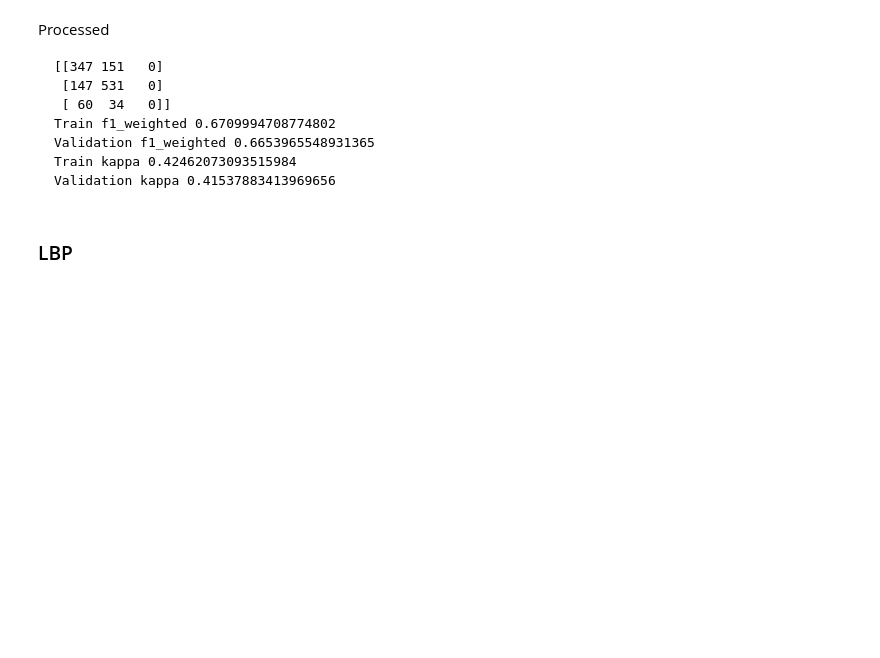
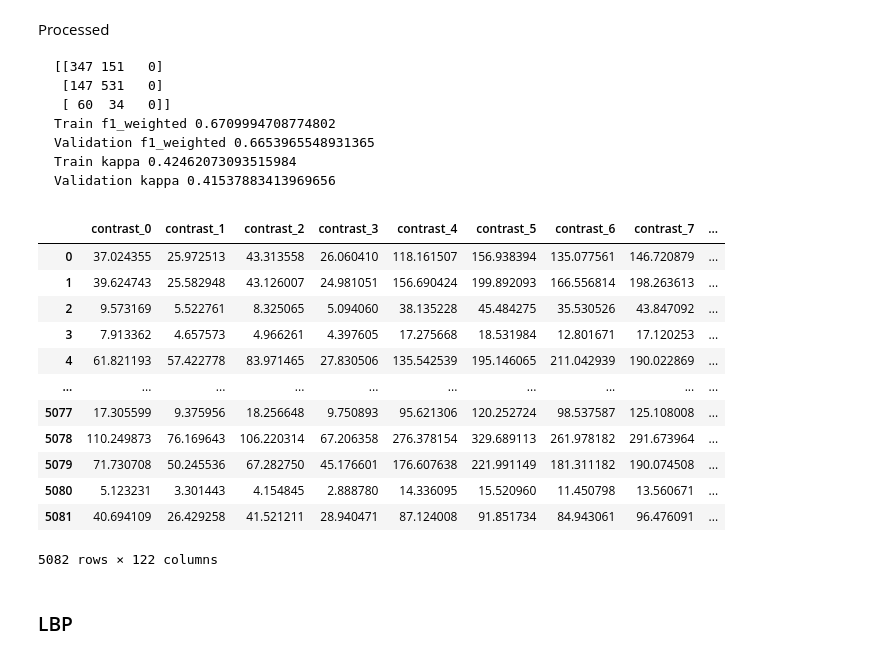
Before and after one commit to manasikattel/skin-lesion-cad, a Jupyter notebook: notebooks/Challenge2_FinalPipeLine.ipynb, the cells around one changed output. Drawn from its saved outputs; the diff is of its cells as text; code cells hidden in the pictures; blank space fills up the shorter version.

````diff
--- a/notebooks/Challenge2_FinalPipeLine.ipynb
+++ b/notebooks/Challenge2_FinalPipeLine.ipynb
@@ -365,6 +419,48 @@ Validation f1_weighted 0.6653965548931365
 Train kappa 0.42462073093515984
 Validation kappa 0.41537883413969656
 ```
+# %%
+txtf_TEST = []
+txtcl_TEST = []
+txtnam_TEST = []
+with Pool(8) as pool:
+    for (des, img_cls, img_name) in tqdm(pool.imap(extract_text,
+                                       test_imgs_TEST), total=len(test_imgs_TEST)):
+        txtf_TEST.append(des)
+        txtcl_TEST.append(img_cls)
+        txtnam_TEST.append(img_name)
+# %%
+# unrevelling the dataframe
+
+
+txtf_exp_TEST = []
+for i in range(len(txtf_TEST)):
+    res = dict()
+    for feat in txtf_TEST[i].keys():
+        for featTESTidx, featTEST in enumerate(txtf_TEST[i][feat][0]):
+            res[f'{feat}_{featTESTidx}'] = featTEST
+    txtf_exp_TEST.append(res)
+
+
+glcm_df_TEST = pd.DataFrame(txtf_exp_TEST)
+glcm_df_TEST['name'] = txtnam_TEST
+glcm_df_TEST['class'] = txtcl_TEST
+
+glcm_df_train
+# %% [output]
+|  | contrast_0 | contrast_1 | contrast_2 | contrast_3 | contrast_4 | contrast_5 | contrast_6 | contrast_7 | ... |
+| 0 | 37.024355 | 25.972513 | 43.313558 | 26.060410 | 118.161507 | 156.938394 | 135.077561 | 146.720879 | ... |
+| 1 | 39.624743 | 25.582948 | 43.126007 | 24.981051 | 156.690424 | 199.892093 | 166.556814 | 198.263613 | ... |
+| 2 | 9.573169 | 5.522761 | 8.325065 | 5.094060 | 38.135228 | 45.484275 | 35.530526 | 43.847092 | ... |
+| 3 | 7.913362 | 4.657573 | 4.966261 | 4.397605 | 17.275668 | 18.531984 | 12.801671 | 17.120253 | ... |
+| 4 | 61.821193 | 57.422778 | 83.971465 | 27.830506 | 135.542539 | 195.146065 | 211.042939 | 190.022869 | ... |
+| ... | ... | ... | ... | ... | ... | ... | ... | ... | ... |
+| 5077 | 17.305599 | 9.375956 | 18.256648 | 9.750893 | 95.621306 | 120.252724 | 98.537587 | 125.108008 | ... |
+| 5078 | 110.249873 | 76.169643 | 106.220314 | 67.206358 | 276.378154 | 329.689113 | 261.978182 | 291.673964 | ... |
+| 5079 | 71.730708 | 50.245536 | 67.282750 | 45.176601 | 176.607638 | 221.991149 | 181.311182 | 190.074508 | ... |
+| 5080 | 5.123231 | 3.301443 | 4.154845 | 2.888780 | 14.336095 | 15.520960 | 11.450798 | 13.560671 | ... |
+| 5081 | 40.694109 | 26.429258 | 41.521211 | 28.940471 | 87.124008 | 91.851734 | 84.943061 | 96.476091 | ... |
+5082 rows × 122 columns
 # %% [markdown]
 ### LBP
 # %%
````
Also changed, not shown: parts of 15 cells of this notebook, 5 other files.
